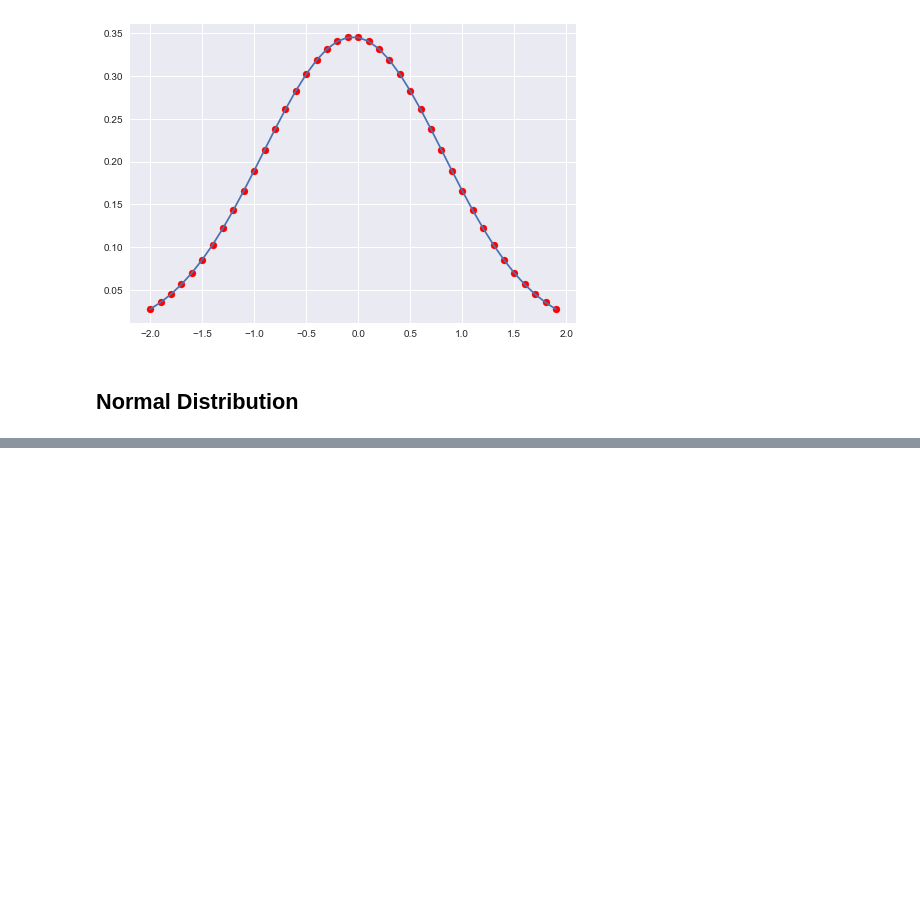
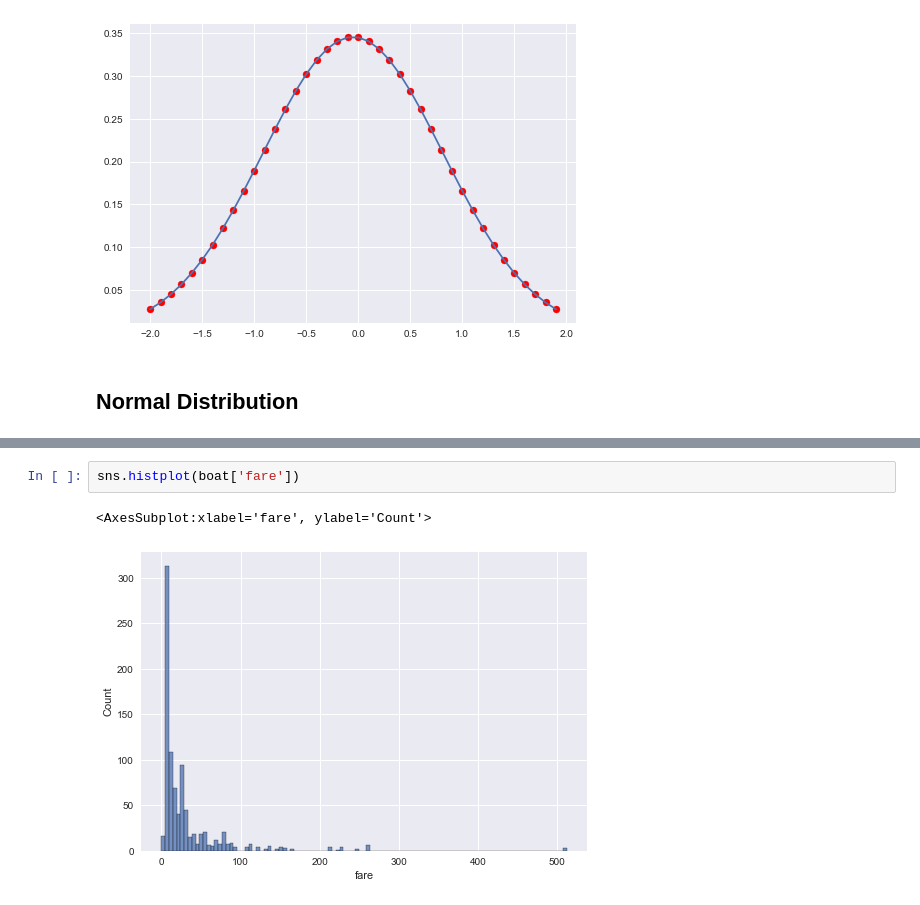
Before and after one commit to asadTariq666/Machine_Learning, a Jupyter notebook: Lectures/day13 - Normality Tests.ipynb, the cells around one changed output, grey strips where cells are left out. Saved outputs shown, nothing was run; the diff lists cells and outputs as text; blank space fills up the shorter version.

```diff
--- a/Lectures/day13 - Normality Tests.ipynb
+++ b/Lectures/day13 - Normality Tests.ipynb
@@ -47,0 +78,5 @@ plt.scatter(x,y,marker='o',color='red')
+# %%
+sns.histplot(boat['fare'])
+# %% [output]
+<AxesSubplot:xlabel='fare', ylabel='Count'>
+[figure, added]
```
Also changed, not shown: parts of 6 cells of this notebook.
